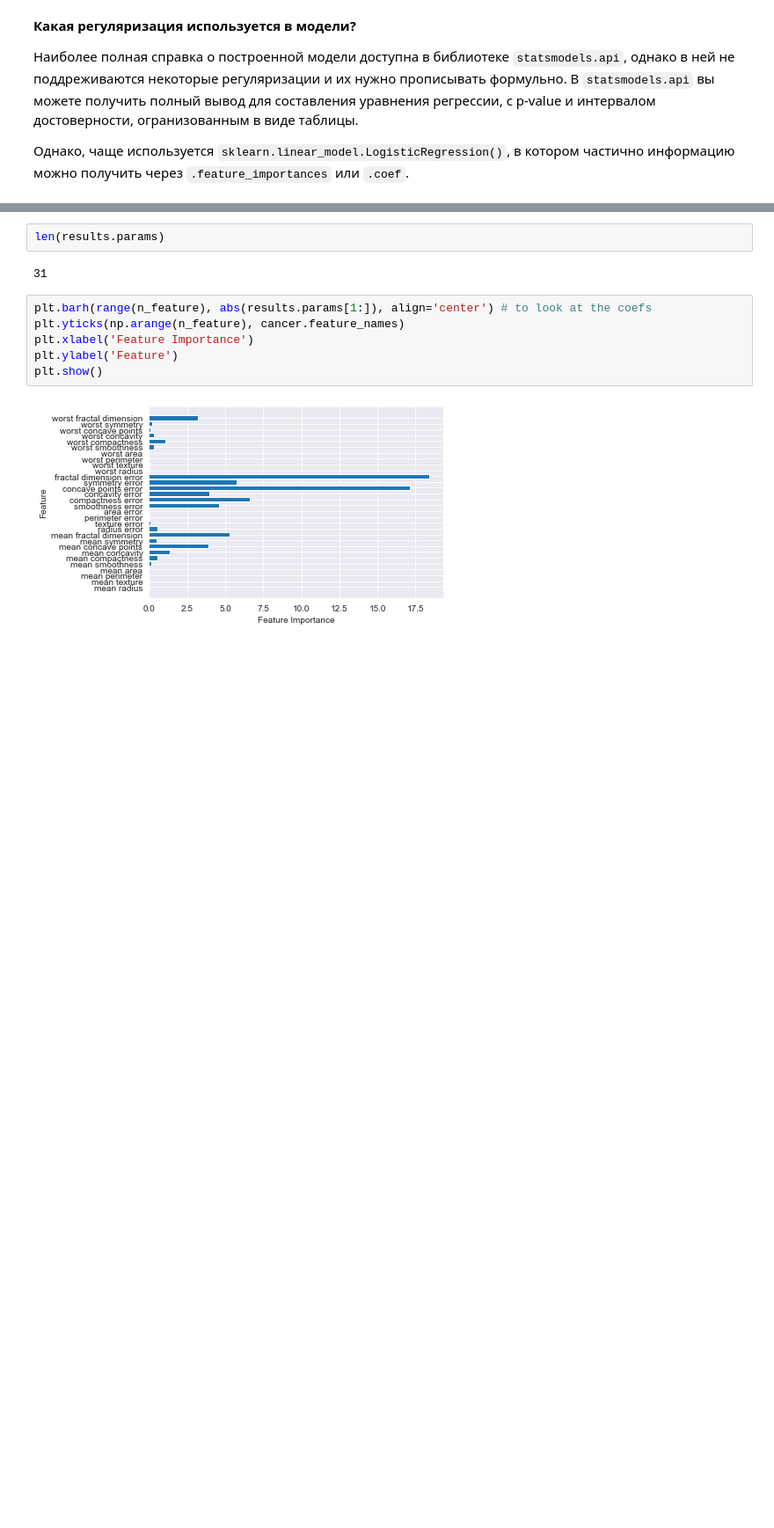
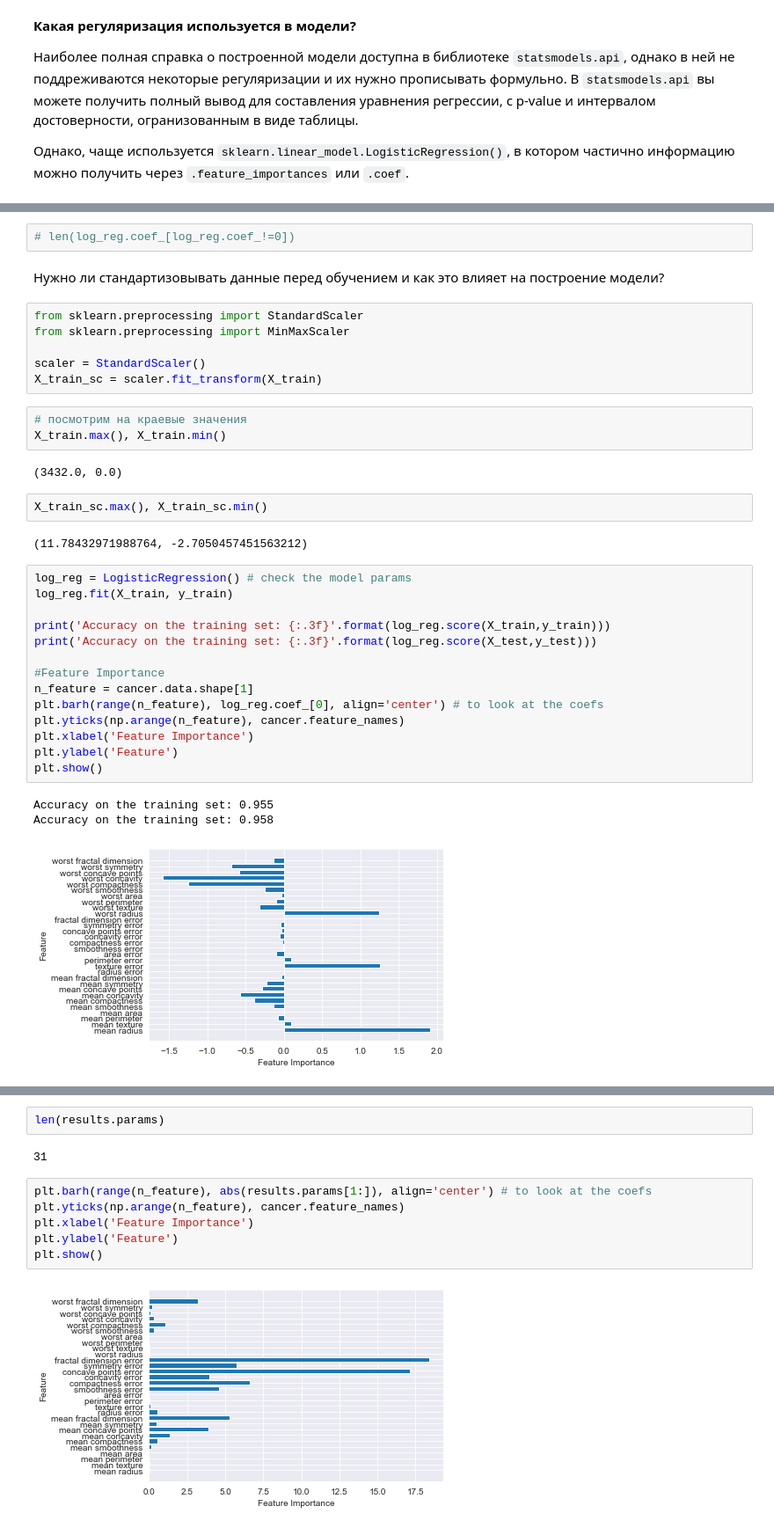
Before and after one commit to kondratevakate/machine-learning-with-love, a Jupyter notebook: 03_knn/03_regularization_knn_solved.ipynb, the cells around one changed output, grey strips where cells are left out. Shown at 88% size. Saved outputs shown, nothing was run; the diff lists cells and outputs as text; blank space fills up the shorter version.

```diff
--- a/03_knn/03_regularization_knn_solved.ipynb
+++ b/03_knn/03_regularization_knn_solved.ipynb
@@ -171,0 +262,37 @@ results.summary2()
+# %%
+# len(log_reg.coef_[log_reg.coef_!=0])
+# %% [markdown]
+Нужно ли стандартизовывать данные перед обучением и как это влияет на построение модели?
+# %%
+from sklearn.preprocessing import StandardScaler
+from sklearn.preprocessing import MinMaxScaler
+
+scaler = StandardScaler()
+X_train_sc = scaler.fit_transform(X_train)
+# %%
+# посмотрим на краевые значения
+X_train.max(), X_train.min()
+# %% [output]
+(3432.0, 0.0)
+# %%
+X_train_sc.max(), X_train_sc.min()
+# %% [output]
+(11.78432971988764, -2.7050457451563212)
+# %%
+log_reg = LogisticRegression() # check the model params
+log_reg.fit(X_train, y_train)
+
+print('Accuracy on the training set: {:.3f}'.format(log_reg.score(X_train,y_train)))
+print('Accuracy on the training set: {:.3f}'.format(log_reg.score(X_test,y_test)))
+
+#Feature Importance
+n_feature = cancer.data.shape[1]
+plt.barh(range(n_feature), log_reg.coef_[0], align='center') # to look at the coefs
+plt.yticks(np.arange(n_feature), cancer.feature_names)
+plt.xlabel('Feature Importance')
+plt.ylabel('Feature')
+plt.show()
+# %% [output]
+Accuracy on the training set: 0.955
+Accuracy on the training set: 0.958
+[figure, added]
```
Also changed, not shown: parts of 98 cells of this notebook, 2 other files.
